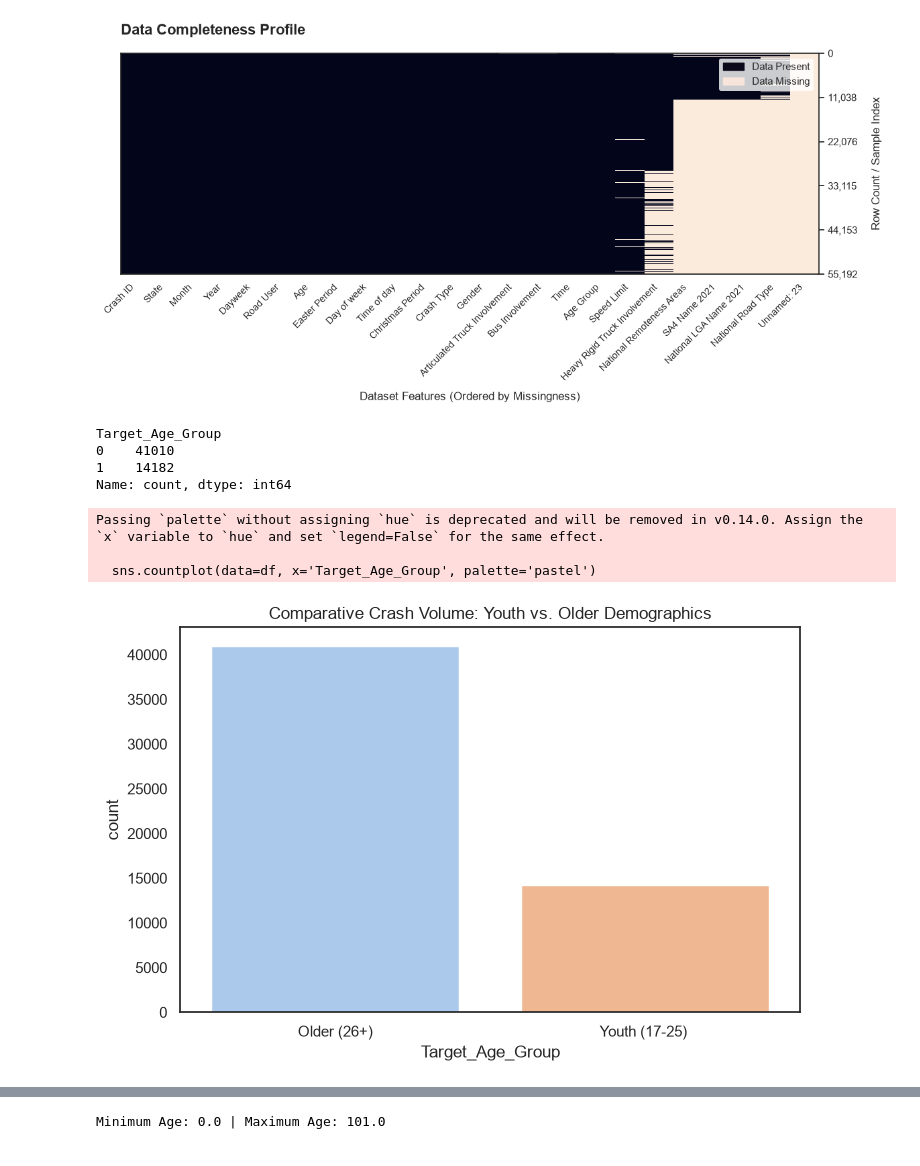
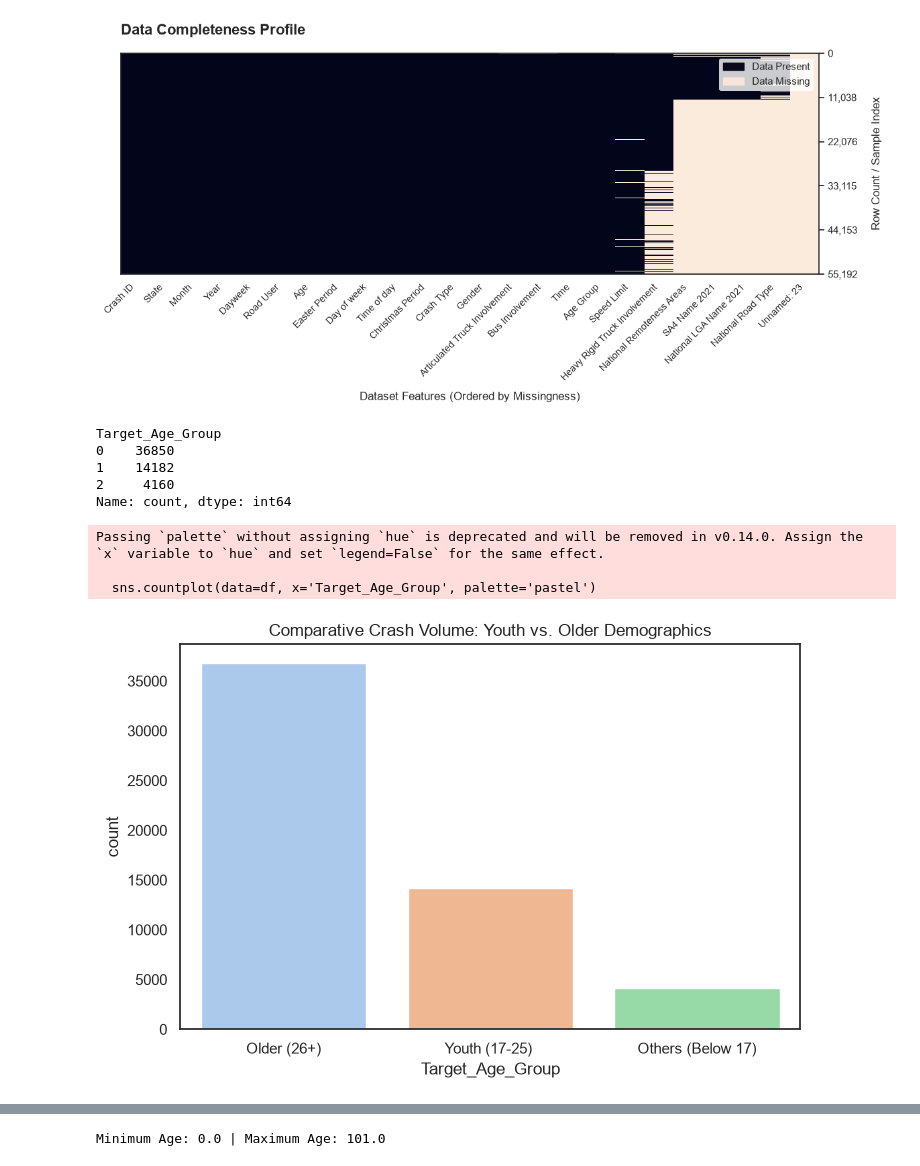
Before and after one commit to IrtiyaHana/ENGE707_WizardsofOdds, a Jupyter notebook: CrashDataset.ipynb, the cells around one changed output, grey strips where cells are left out. Saved outputs shown, nothing was run; the diff lists cells and outputs as text; code cells hidden in the pictures.

```diff
--- a/CrashDataset.ipynb
+++ b/CrashDataset.ipynb
@@ -375,30 +375,31 @@ plt.show()
 # %% [output]
 [figure]
 # %%
-# 1. Create the binary target column (1 = Young/High-Risk, 0 = Other)
-df['Target_Age_Group'] = df['Age'].apply(lambda x: 1 if 17 <= x <= 25 else 0)
+# 1. Create the target column (1 = 17-25, 0 = 26-101, 2 = Others)
+df['Target_Age_Group'] = df['Age'].apply(lambda x: 1 if 17 <= x <= 25 else (0 if 26 <= x <= 101 else 2))
 
 # 2. Verify the new distribution counts
 print(df['Target_Age_Group'].value_counts())
 # %% [output]
 Target_Age_Group
-0    41010
+0    36850
 1    14182
+2     4160
 Name: count, dtype: int64
 # %%
 import seaborn as sns
 import matplotlib.pyplot as plt
 
 plt.figure(figsize=(8, 5))
 sns.countplot(data=df, x='Target_Age_Group', palette='pastel')
-plt.xticks([0, 1], ['Older (26+)', 'Youth (17-25) '])
+plt.xticks([0, 1,2], ['Older (26+)', 'Youth (17-25) ', 'Others (Below 17)'])
 plt.title("Comparative Crash Volume: Youth vs. Older Demographics")
 plt.show()
 # %% [output]
 Passing `palette` without assigning `hue` is deprecated and will be removed in v0.14.0. Assign the `x` variable to `hue` and set `legend=False` for the same effect.
 
   sns.countplot(data=df, x='Target_Age_Group', palette='pastel')
-[figure, old version]
+[figure, new version]
 # %%
 plt.figure(figsize=(12, 6))
 # If 'Time of day' is categorical (e.g., 'Night', 'Day', 'Evening')
```
Also changed, not shown: parts of 3 cells of this notebook.
